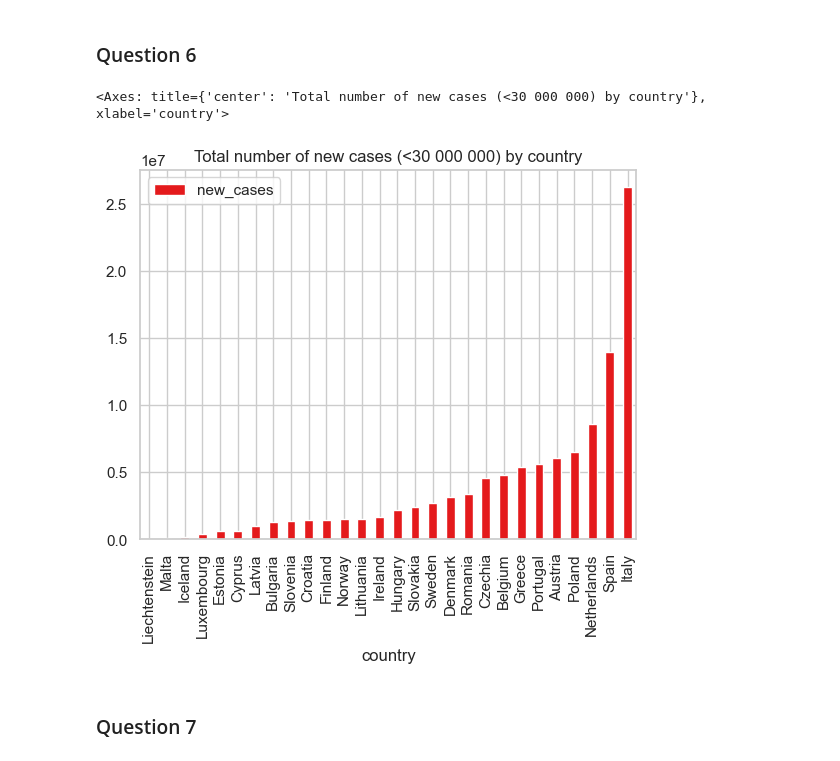
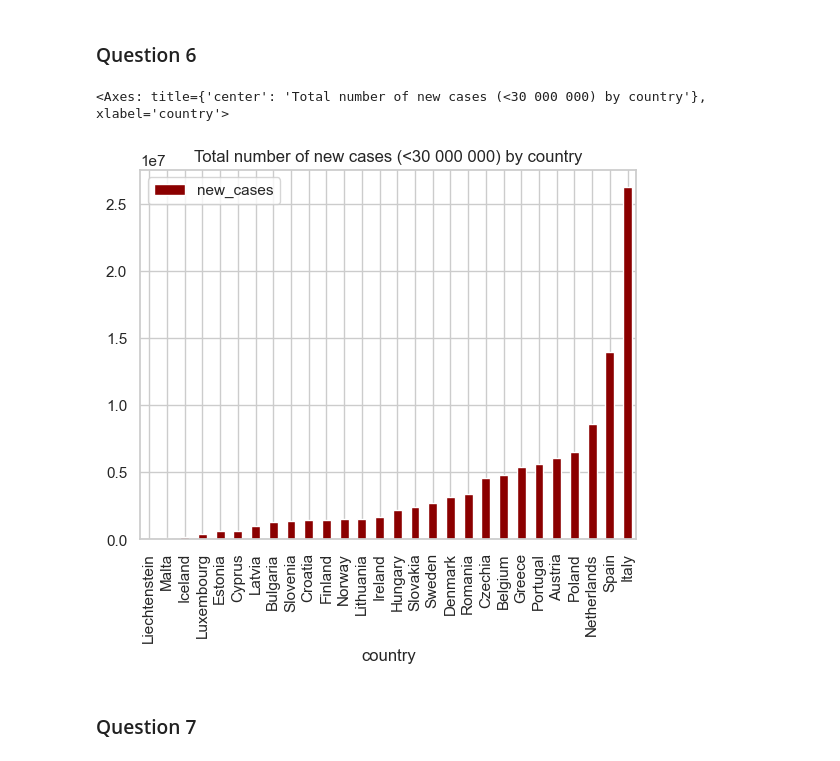
Before and after one commit to alexandrecogordan/data-visualisation, a Jupyter notebook: TD2/alexandre-cogordan.ipynb, the cells around one changed output. Cells and saved outputs as stored; diff of their text form; code cells hidden in the pictures.

```diff
--- a/TD2/alexandre-cogordan.ipynb
+++ b/TD2/alexandre-cogordan.ipynb
@@ -88,10 +88,10 @@ total_cases.plot(title = 'Total number of new cases by country', x='country', y=
 # %% [markdown]
 ### Question 6
 # %%
-total_cases[total_cases['new_cases'] < 30000000].plot(title = 'Total number of new cases (<30 000 000) by country', x='country', y='new_cases', kind='bar')
+total_cases[total_cases['new_cases'] < 30000000].plot(title = 'Total number of new cases (<30 000 000) by country', x='country', y='new_cases', kind='bar', color='darkred')
 # %% [output]
 <Axes: title={'center': 'Total number of new cases (<30 000 000) by country'}, xlabel='country'>
-[figure, old version]
+[figure, new version]
 # %% [markdown]
 ### Question 7
 # %%
```
Also changed, not shown: parts of 6 cells of this notebook.
